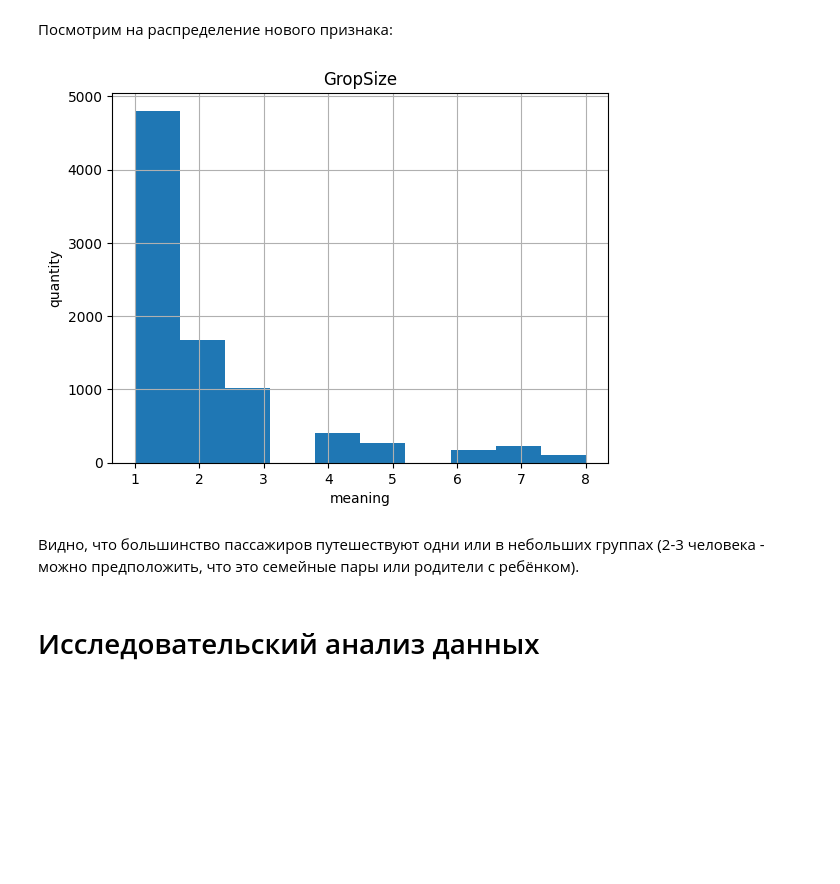
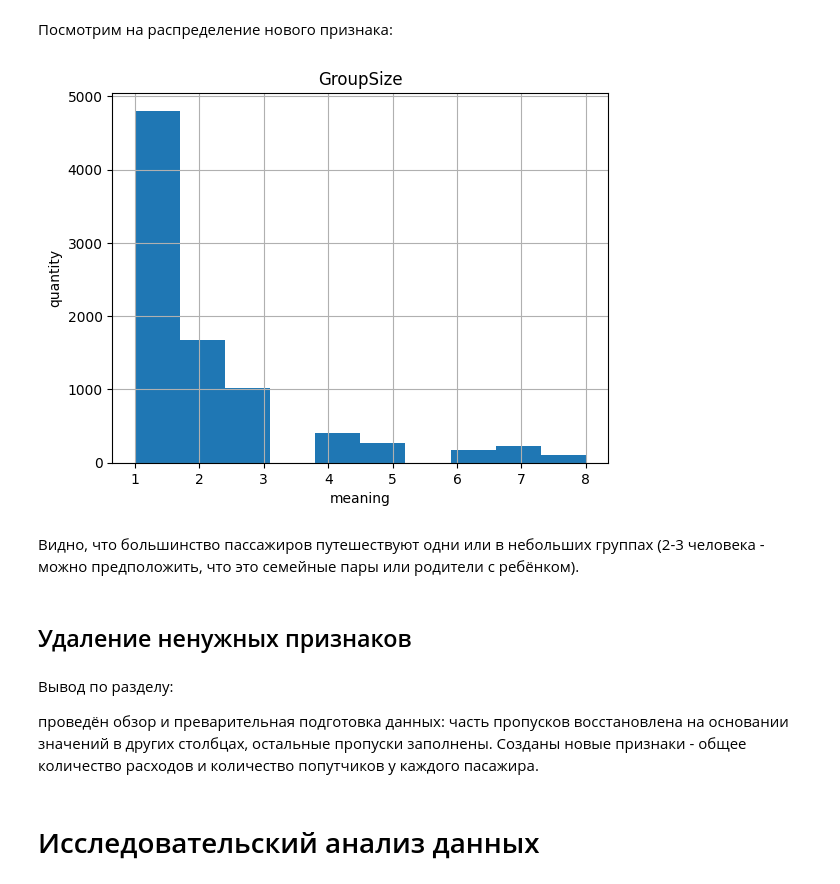
Before and after one commit to xEsseax/kaggle, a Jupyter notebook: titanic_spaceship.ipynb, the cells around one changed output. Drawn from its saved outputs; the diff is of its cells as text; code cells hidden in the pictures; blank space fills up the shorter version.

```diff
--- a/titanic_spaceship.ipynb
+++ b/titanic_spaceship.ipynb
@@ -461,12 +482,14 @@ def pas_group_size(row):
   t = train['PassengerGroup'].value_counts()
   return t[t.index==row['PassengerGroup']].values[0]
 # %%
-train['GropSize'] = train.apply(pas_group_size, axis=1)
+train['GroupSize'] = train.apply(pas_group_size, axis=1)
 # %% [markdown]
 Посмотрим на распределение нового признака:
 # %%
-column_draw('GropSize', train)
+column_draw('GroupSize', train)
 # %% [output]
-[figure, old version]
+[figure, new version]
 # %% [markdown]
 Видно, что большинство пассажиров путешествуют одни или в небольших группах (2-3 человека - можно предположить, что это семейные пары или родители с ребёнком).
+# %% [markdown]
+## Удаление ненужных признаков
@@ -473,2 +500,6 @@ column_draw('GropSize', train)
+# %% [markdown]
+Вывод по разделу:
+
+проведён обзор и преварительная подготовка данных: часть пропусков восстановлена на основании значений в других столбцах, остальные пропуски заполнены. Созданы новые признаки - общее количество расходов и количество попутчиков у каждого пасажира.
 # %% [markdown]
 # Исследовательский анализ данных
```
Also changed, not shown: parts of 14 cells of this notebook.
